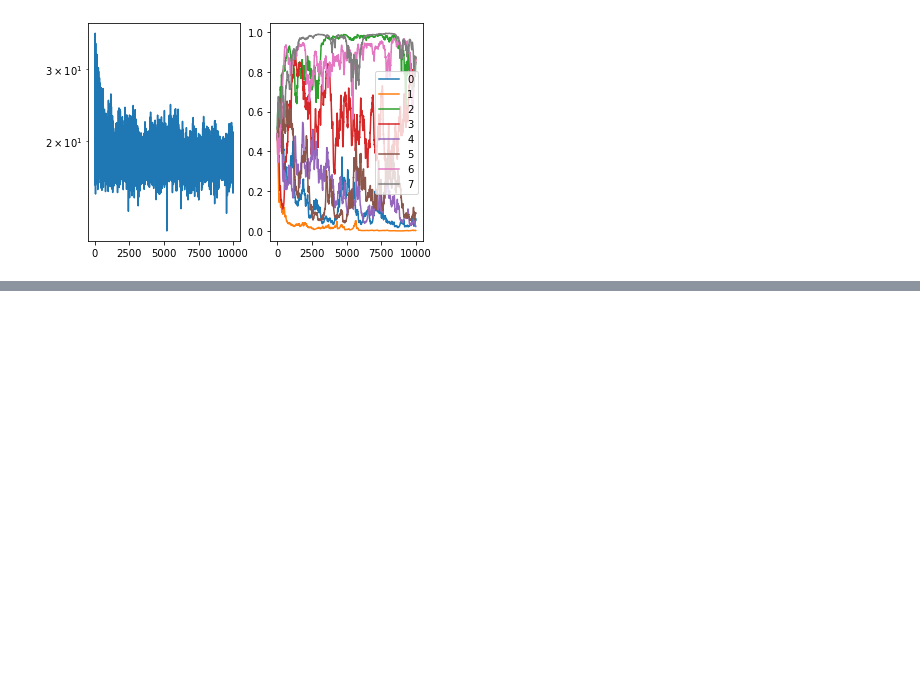
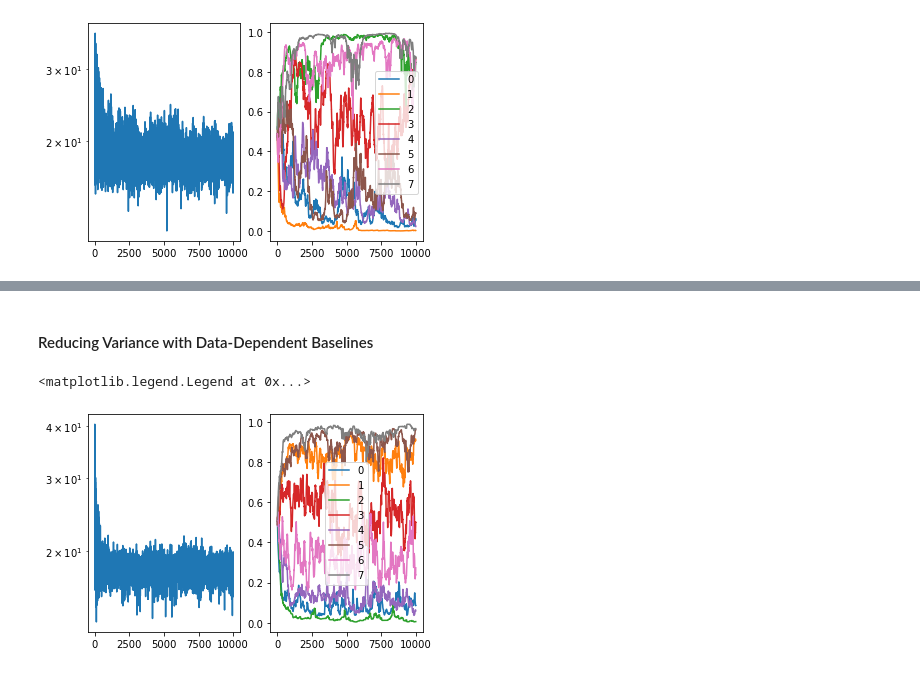
Before and after one commit to bdatko/numpyro_play, a Jupyter notebook: notebooks/Chapter_2_MBML_SVI.ipynb, the cells around one changed output, grey strips where cells are left out. Cells and saved outputs as stored; diff of their text form; code cells hidden in the pictures; blank space fills up the shorter version.

```diff
--- a/notebooks/Chapter_2_MBML_SVI.ipynb
+++ b/notebooks/Chapter_2_MBML_SVI.ipynb
@@ -198,0 +299,2 @@ expected
+# %% [markdown]
+#### Reducing Variance with Data-Dependent Baselines
@@ -198,0 +325,10 @@ expected
+# %%
+pyro.clear_param_store()
+svi = pyro.infer.SVI(
+    model=model, guide=guide_base, optim=optimizer, loss=TraceGraph_ELBO()
+)
+
+losses, skills_svi = [], []
+for _ in tqdm(range(10_000)):
+    losses.append(svi.step(responses_check, skills_needed_check))
+    skills_svi.append(pyro.param("skill_p"))
@@ -198,0 +337,23 @@ expected
+# %%
+res_skill_0 = torch.vstack([s[0] for s in skills_svi])
+res_skill_0 = res_skill_0.detach().numpy()
+res_skill_0
+
+res_skill_1 = torch.vstack([s[1] for s in skills_svi])
+res_skill_1 = res_skill_1.detach().numpy()
+res_skill_1
+
+expected["decay TraceGraph_ELBO P(csharp)"] = res_skill_0[-1, :]
+expected["decay TraceGraph_ELBO P(sql)"] = res_skill_1[-1, :]
+# %%
+plt.subplot(1, 2, 1)
+plt.semilogy(losses)
+
+ax2 = plt.subplot(1, 2, 2)
+for n in range(8):
+    plt.plot(res_skill_0[:, n], label=str(n))
+
+plt.legend()
+# %% [output]
+<matplotlib.legend.Legend at 0x...>
+[figure, added]
```
Also changed, not shown: parts of 44 cells of this notebook, 1 other file.
